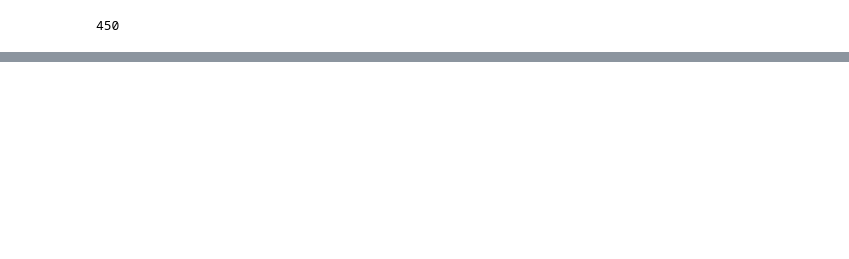
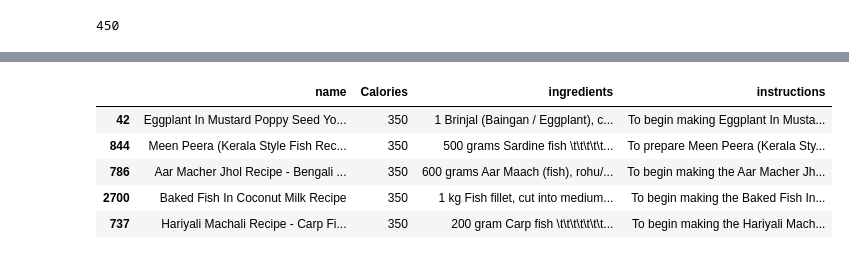
Before and after one commit to Sarbo-2004/Personalized-Diet-recomomendation, a Jupyter notebook: diet_recommendation.ipynb, the cells around one changed output, grey strips where cells are left out. Drawn from its saved outputs; the diff is of its cells as text; code cells hidden in the pictures; blank space fills up the shorter version.

```diff
--- a/diet_recommendation.ipynb
+++ b/diet_recommendation.ipynb
@@ -367,0 +471,5 @@ recommend_knn(350,breakfastfoodseparatedIDdata,'Vegetarian')
+# %%
+DinnerfoodseparatedIDdata = df_new.iloc[DinnerfoodseparatedID]
+DinnerfoodseparatedIDdata=DinnerfoodseparatedIDdata.T
+DinnerfoodseparatedIDdata = DinnerfoodseparatedIDdata.drop(['course_Dinner','course_Lunch'])
+DinnerfoodseparatedIDdata=DinnerfoodseparatedIDdata.T
@@ -367,0 +485,47 @@ recommend_knn(350,breakfastfoodseparatedIDdata,'Vegetarian')
+# %%
+from sklearn.neighbors import KNeighborsRegressor
+calorie_data = np.array(DinnerfoodseparatedIDdata['Calories']).reshape(-1, 1)
+knn = KNeighborsRegressor(n_neighbors=5)
+# %%
+import numpy as np
+import pandas as pd
+from sklearn.neighbors import NearestNeighbors
+
+def recommend_knn(calorie_input, Dinner_df, diet_preference, n_neighbors=5):
+    """
+    Recommend dinner items using K-Nearest Neighbors based on calorie similarity.
+    """
+    # Filter by diet preference
+    filtered_df = Dinner_df[Dinner_df["diet"] == diet_preference]
+    if filtered_df.empty:
+        return f"No {diet_preference} dinner items available."
+
+    # Extract calorie values for KNN
+    calorie_data = filtered_df[['Calories']].values
+
+    # Fit KNN model
+    knn = NearestNeighbors(n_neighbors=min(n_neighbors, len(filtered_df)), metric='euclidean')
+    knn.fit(calorie_data)
+
+    # Find nearest neighbors
+    distances, indices = knn.kneighbors([[calorie_input]])
+
+    # Get recommended items
+    recommended_items = filtered_df.iloc[indices[0]]
+
+    return recommended_items[['name', 'Calories', 'ingredients', 'instructions']]
+
+# Example usage:
+# calorie_input = 600
+# diet_preference = "Vegetarian"
+# recommendations = recommend_knn(calorie_input, breakfast_df, diet_preference)
+# print(recommendations)
+# %%
+recommend_knn(350,DinnerfoodseparatedIDdata,'Vegetarian')
+# %% [output]
+|  | name | Calories | ingredients | instructions |
+| 42 | Eggplant In Mustard Poppy Seed Yo... | 350 | 1 Brinjal (Baingan / Eggplant), c... | To begin making Eggplant In Musta... |
+| 844 | Meen Peera (Kerala Style Fish Rec... | 350 | 500 grams Sardine fish \t\t\t\t\t... | To prepare Meen Peera (Kerala Sty... |
+| 786 | Aar Macher Jhol Recipe - Bengali ... | 350 | 600 grams Aar Maach (fish), rohu/... | To begin making the Aar Macher Jh... |
+| 2700 | Baked Fish In Coconut Milk Recipe | 350 | 1 kg Fish fillet, cut into medium... | To begin making the Baked Fish In... |
+| 737 | Hariyali Machali Recipe - Carp Fi... | 350 | 200 gram Carp fish \t\t\t\t\t\t\t... | To begin making the Hariyali Mach... |
```
Also changed, not shown: parts of 27 cells of this notebook.
